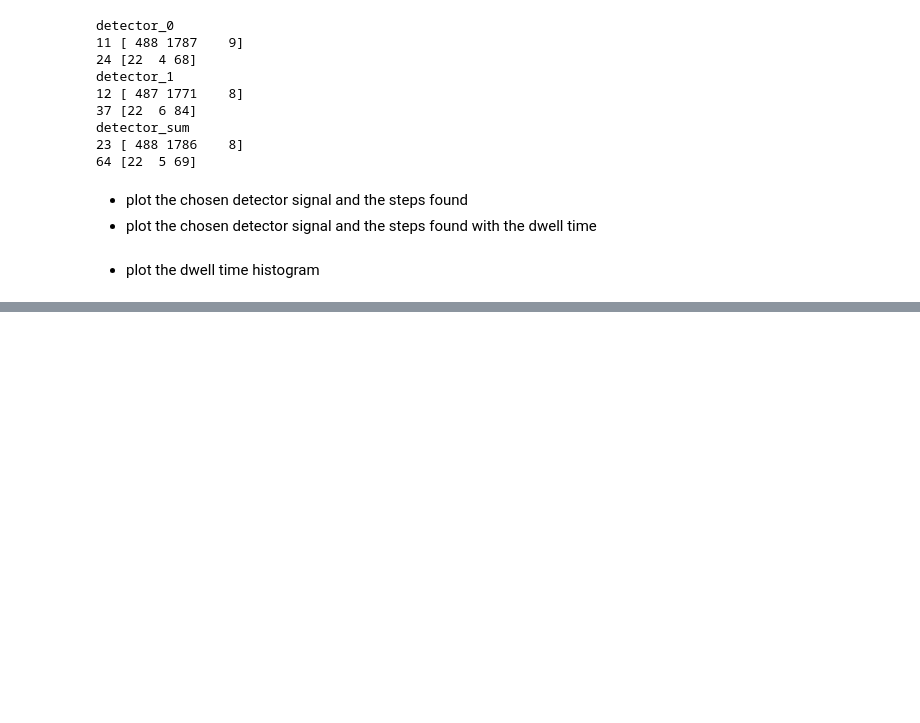
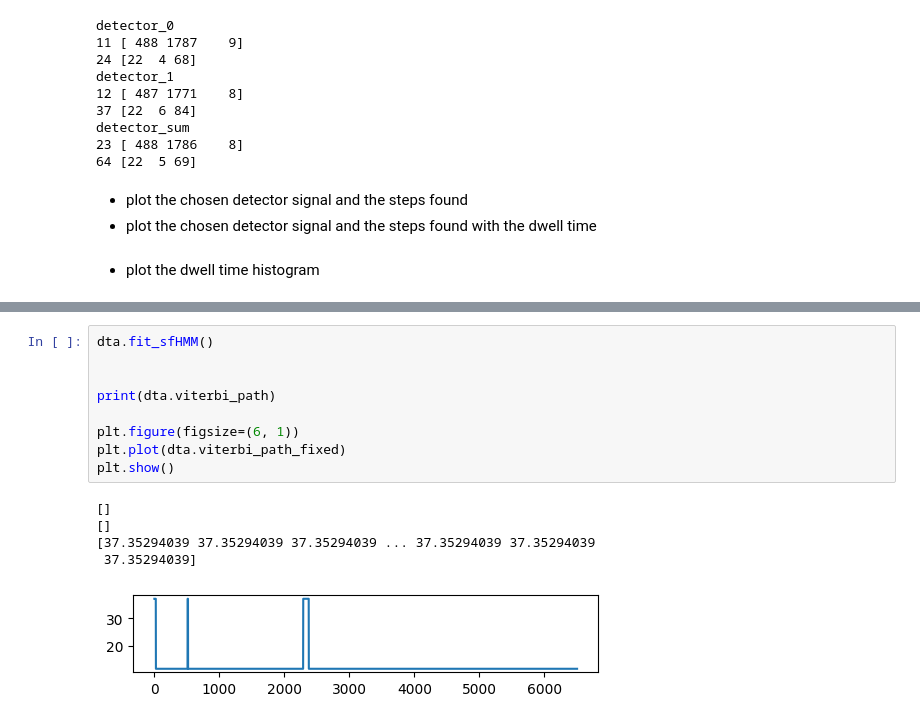
Before and after one commit to JKL453/s04-utils, a Jupyter notebook: notebooks/module-tests.ipynb, the cells around one changed output, grey strips where cells are left out. Drawn from its saved outputs; the diff is of its cells as text; blank space fills up the shorter version.

```diff
--- a/notebooks/module-tests.ipynb
+++ b/notebooks/module-tests.ipynb
@@ -89,0 +108,15 @@ detector_1
+# %%
+dta.fit_sfHMM()
+
+
+print(dta.viterbi_path)
+
+plt.figure(figsize=(6, 1))
+plt.plot(dta.viterbi_path_fixed)
+plt.show()
+# %% [output]
+[]
+[]
+[37.35294039 37.35294039 37.35294039 ... 37.35294039 37.35294039
+ 37.35294039]
+[figure, added]
```
Also changed, not shown: parts of 11 cells of this notebook, 2 other files.
